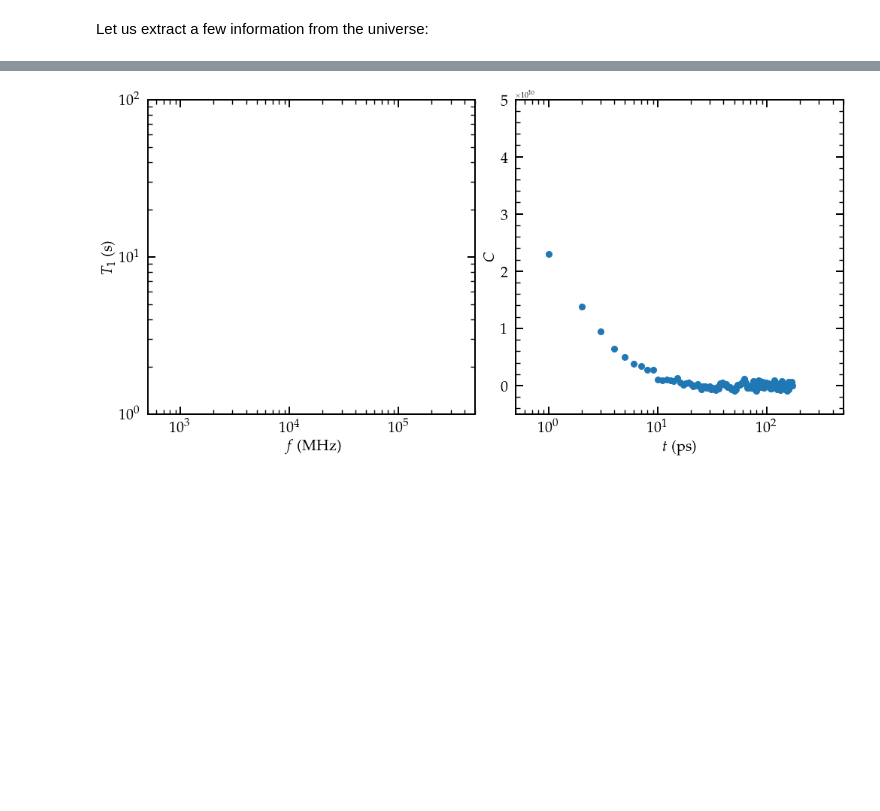
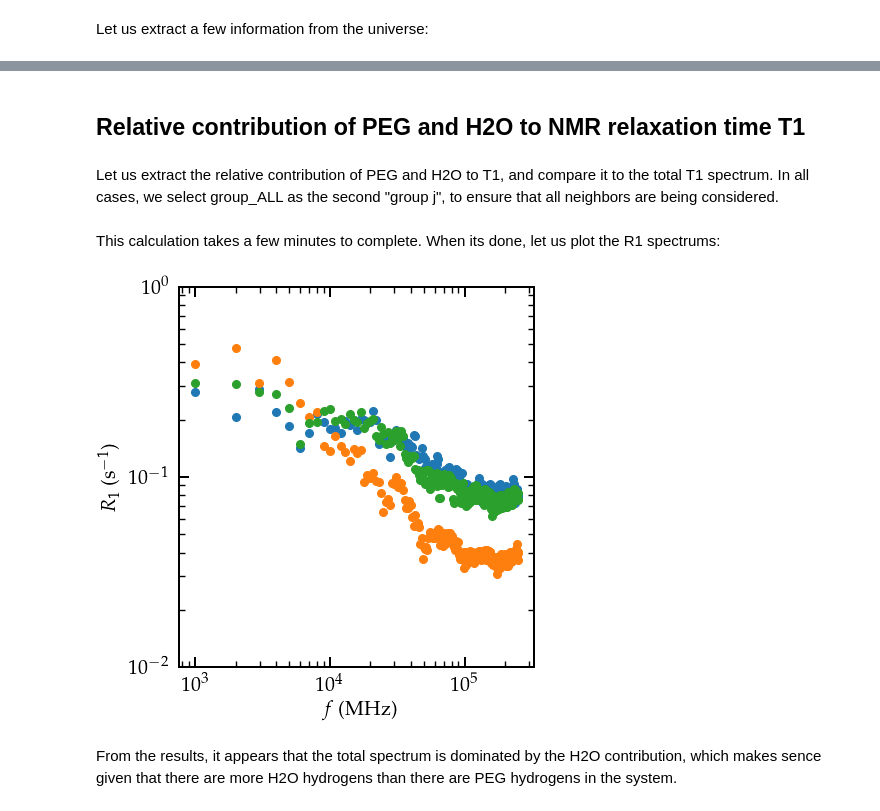
Before and after one commit to simongravelle/nmrformd, a Jupyter notebook: docs/source/tutorials/tutorial02.ipynb, the cells around one changed output, grey strips where cells are left out. Saved outputs shown, nothing was run; the diff lists cells and outputs as text; code cells hidden in the pictures; blank space fills up the shorter version.

```diff
--- a/docs/source/tutorials/tutorial02.ipynb
+++ b/docs/source/tutorials/tutorial02.ipynb
@@ -106,44 +115,49 @@ plt.rcParams.update({
+# %% [markdown]
+Relative contribution of PEG and H2O to NMR relaxation time T1
+--------------------------------------------------------------
+# %% [markdown]
+Let us extract the relative contribution of PEG and H2O to T1, and compare it to the total T1 spectrum. In all cases, we select
+group_ALL as the second "group j", to ensure that all neighbors are being considered.
+# %%
+nmr_H2O = nmrmd.NMR(u, [group_H2O, group_ALL], number_i=200)
+nmr_PEG = nmrmd.NMR(u, [group_PEG, group_ALL], number_i=0)
+nmr_ALL = nmrmd.NMR(u, [group_ALL, group_ALL], number_i=200)
+# %% [markdown]
+This calculation takes a few minutes to complete. When its done, let us plot the R1 spectrums:
 # %%
+from matplotlib import pyplot as plt
+fontsize = 20
+font = {'color':  'black', 'weight': 'normal', 'size': fontsize}
+plt.rcParams.update({
+    "text.usetex": True,
+    "font.family": "serif",
+    "font.serif": ["Palatino"],
+})
 fig = plt.figure(figsize=(14,7))
 ax1 = plt.subplot(1, 2, 1)
-ax1.loglog(nmr_result.f[:-250], 1/nmr_result.R1[:-250], 'o', markersize=8)
+ax1.loglog(nmr_H2O.f[:-250], nmr_H2O.R1[:-250], 'o', markersize=8)
+ax1.loglog(nmr_PEG.f[:-250], nmr_PEG.R1[:-250], 'o', markersize=8)
+ax1.loglog(nmr_ALL.f[:-250], nmr_ALL.R1[:-250], 'o', markersize=8)
 ax1.set_xlabel(r"$f$ (MHz)", fontdict=font)
-ax1.set_ylabel(r'$T_1$ (s)', fontdict=font)
+ax1.set_ylabel(r'$R_1$ (s$^{-1}$)', fontdict=font)
 ax1.spines["top"].set_linewidth(2)
 ax1.spines["bottom"].set_linewidth(2)
 ax1.spines["left"].set_linewidth(2)
 ax1.spines["right"].set_linewidth(2)
 ax1.tick_params(axis='x', which='major', pad=10)
 ax1.tick_params(axis='y', which='major', pad=10)
 ax1.minorticks_on()
 ax1.tick_params('both', length=10, width=2, which='major', direction='in')
 ax1.tick_params('both', length=6, width=1.4, which='minor', direction='in')
 ax1.xaxis.set_ticks_position('both')
 ax1.yaxis.set_ticks_position('both')
 plt.xticks(fontsize=fontsize)
 plt.yticks(fontsize=fontsize)
-plt.xlim(5e2, 5e5)
-plt.ylim(1, 100)
-ax2 = plt.subplot(1, 2, 2)
-ax2.semilogx(nmr_result.t[:-250], nmr_result.gij[0][:-250], 'o', markersize=8)
-ax2.set_xlabel(r"$t$ (ps)", fontdict=font)
-ax2.set_ylabel(r'$C$', fontdict=font)
-ax2.spines["top"].set_linewidth(2)
-ax2.spines["bottom"].set_linewidth(2)
-ax2.spines["left"].set_linewidth(2)
-ax2.spines["right"].set_linewidth(2)
-ax2.tick_params(axis='x', which='major', pad=10)
-ax2.tick_params(axis='y', which='major', pad=10)
-ax2.minorticks_on()
-ax2.tick_params('both', length=10, width=2, which='major', direction='in')
-ax2.tick_params('both', length=6, width=1.4, which='minor', direction='in')
-ax2.xaxis.set_ticks_position('both')
-ax2.yaxis.set_ticks_position('both')
-plt.xticks(fontsize=fontsize)
-plt.yticks(fontsize=fontsize)
-plt.xlim(5e-1, 5e2)
-plt.ylim(-0.5e10, 5e10)
-fig.tight_layout()
+#plt.xlim(0.8, 500)
+plt.ylim(0.01, 1)
 plt.show()
 # %% [output]
-[figure, old version]
+[figure, new version]
+# %% [markdown]
+From the results, it appears that the total spectrum is dominated by the H2O contribution, which makes sence given that there are more
+H2O hydrogens than there are PEG hydrogens in the system.
```
Also changed, not shown: parts of 13 cells of this notebook, 2 other files.
